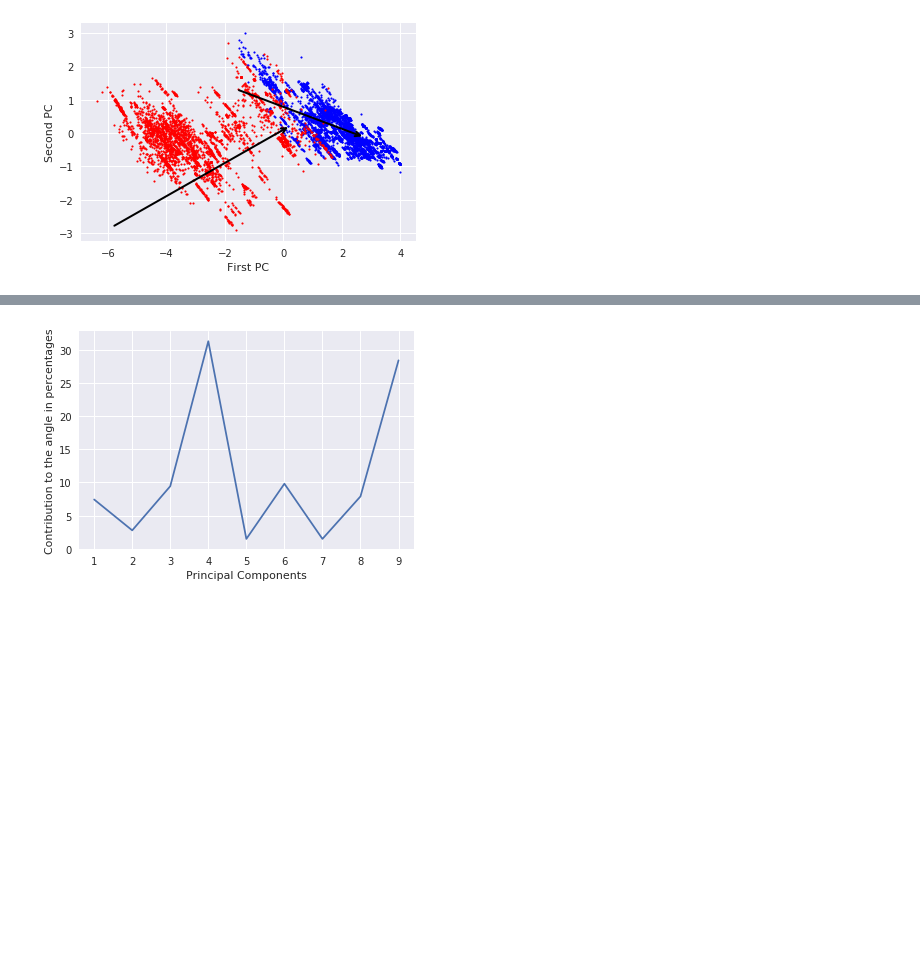
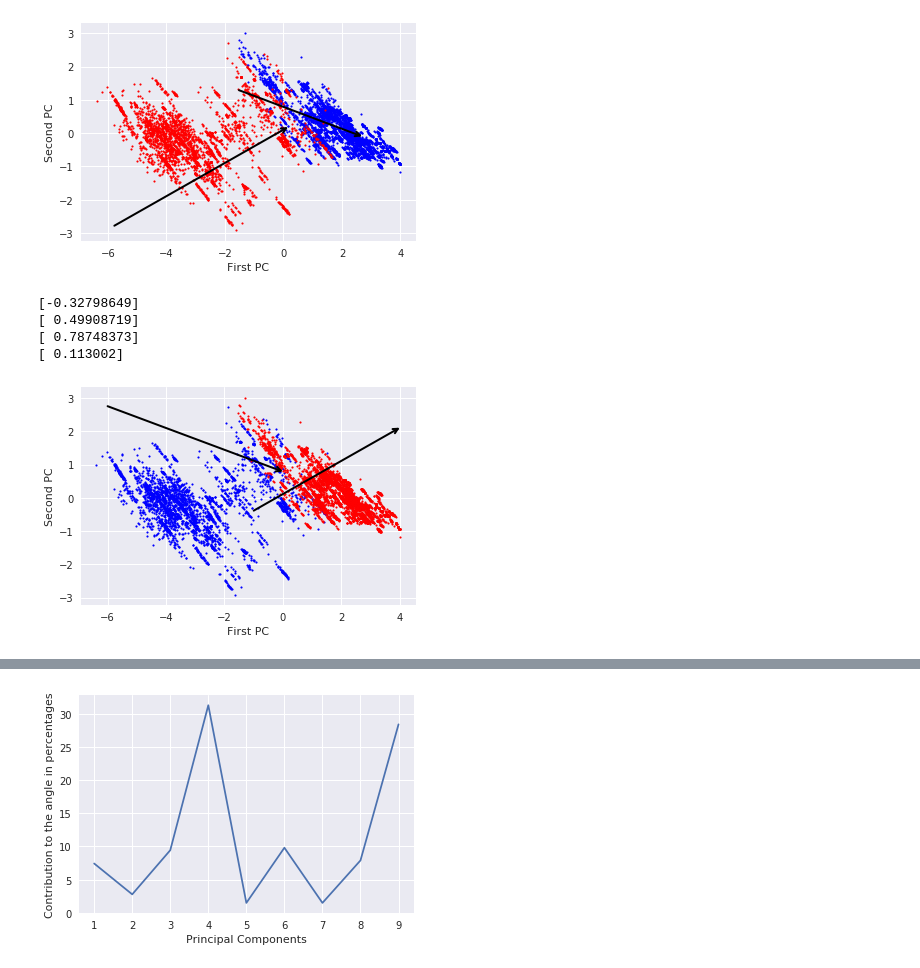
Before and after one commit to jaewshin/turchin, a Jupyter notebook: jupyter/Gaussian_dynamics.ipynb, the cells around one changed output, grey strips where cells are left out. Saved outputs shown, nothing was run; the diff lists cells and outputs as text; code cells hidden in the pictures; blank space fills up the shorter version.

```diff
--- a/jupyter/Gaussian_dynamics.ipynb
+++ b/jupyter/Gaussian_dynamics.ipynb
@@ -490,6 +427,8 @@ plt.savefig('dynamics.png', transparent=True)
 plt.show()
 plt.close()
 # %%
+
+
 # flow vectors for each NGAs
 nga_dict = {key:list() for key in ngas}
 vec_coef1 = list() # coefficients for overall flow vectors for each ngas in the first gaussian
@@ -526,39 +465,70 @@ for i in range(len(ngas)):  # flow vector for each NGA
     if len(nga_time1) == 0:
         ols2 = linear_model.LinearRegression()
         model2 = ols2.fit(nga_time2.reshape(-1,1), nga_pc_gauss2)
 
         vec_coef2.append(model2.coef_)
         vec_ic2.append(model2.intercept_)
 
     elif len(nga_time2) == 0:
         ols1 = linear_model.LinearRegression()
         model1 = ols1.fit(nga_time1.reshape(-1,1), nga_pc_gauss1)
 
         vec_coef1.append(model1.coef_)
         vec_ic1.append(model1.intercept_)
 
     else:
         ols1 = linear_model.LinearRegression()
         model1 = ols1.fit(nga_time1.reshape(-1,1), nga_pc_gauss1)
         ols2 = linear_model.LinearRegression()
         model2 = ols2.fit(nga_time2.reshape(-1,1), nga_pc_gauss2)
 
         vec_coef1.append(model1.coef_)
         vec_ic1.append(model1.intercept_)
         vec_coef2.append(model2.coef_)
         vec_ic2.append(model2.intercept_)
 
-#     plt.scatter(nga_pc1, nga_pc2, s=9, c=range(len(nga_pc1)), cmap = 'Blues')
-#     plt.show()
-#     plt.close()
-
 gauss1_coef = np.mean(vec_coef1, axis=0)
 gauss1_ic = np.mean(vec_ic1, axis=0)
 gauss2_coef = np.mean(vec_coef2, axis=0)
 gauss2_ic = np.mean(vec_ic2, axis=0)
 
-print(gauss1_coef[1]/gauss1_coef[0])
-print(gauss2_coef[1]/gauss2_coef[0])
+# slope and intercept of the average flow vector for each cluster
+slope1 = gauss1_coef[1]/gauss1_coef[0]
+slope2 = gauss2_coef[1]/gauss2_coef[0]
+intercept1 = gauss1_ic[1] - ((slope1) * gauss1_ic[0])
+intercept2 = gauss2_ic[1] - ((slope2) * gauss2_ic[0])
+
+print(slope1); print(slope2)
+print(intercept1); print(intercept2)
+plt.scatter(gauss1_pc1, gauss1_pc2, s=3, c='b')
+plt.scatter(gauss2_pc1, gauss2_pc2, s=3, c='r')
+
+# plot flow vectors
+def line_vec(xlinspace, slope, intercept):
+    return [(i, slope*i+intercept) for i in xlinspace]
+
+gauss1 = line_vec(np.linspace(-6, 0), slope1, intercept1)
+gauss2 = line_vec(np.linspace(-1, 4), slope2, intercept2)
+
+gauss1_x, gauss1_y = zip(*gauss1)
+gauss2_x, gauss2_y = zip(*gauss2)
+
+v0 = np.asarray([gauss1_x[0], gauss1_y[0]]); v1 = np.asarray([gauss1_x[-1], gauss1_y[-1]])
+draw_vector(v0, v1)
+v0 = np.asarray([gauss2_x[0], gauss2_y[0]]); v1 = np.asarray([gauss2_x[-1], gauss2_y[-1]])
+draw_vector(v0, v1)
+
+
+plt.xlabel('First PC')
+plt.ylabel('Second PC')
+plt.show()
+plt.close()
+# %% [output]
+[-0.32798649]
+[ 0.49908719]
+[ 0.78748373]
+[ 0.113002]
+[figure, added]
 # %%
 # llinear discriminant analysis
 
```
Also changed, not shown: parts of 6 cells of this notebook, 6 other files.
